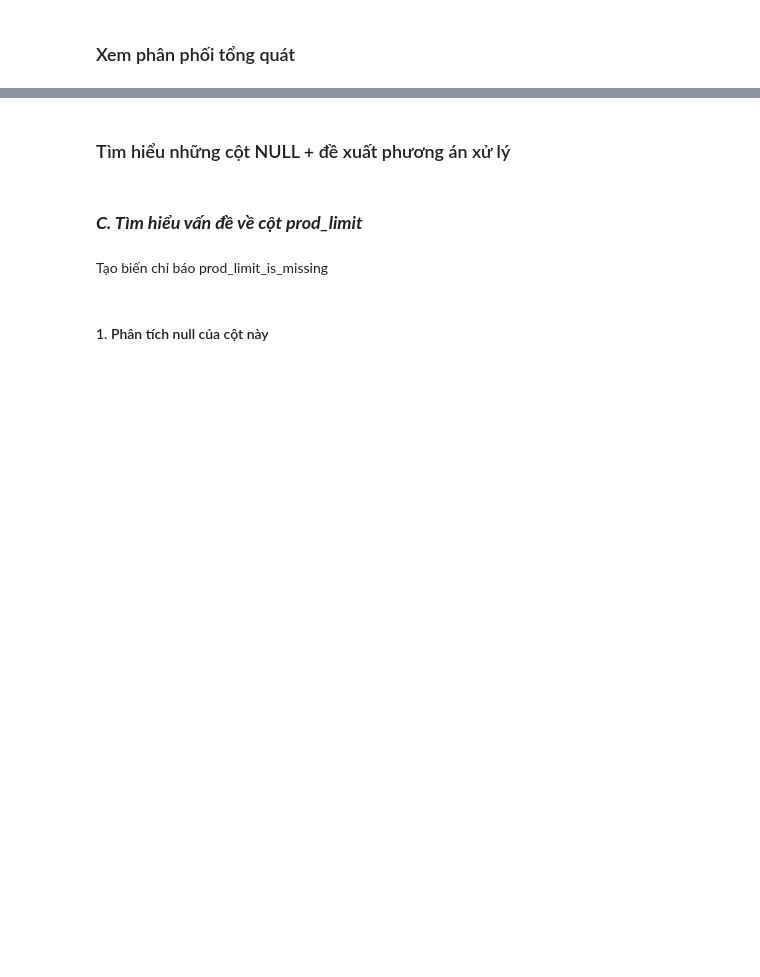
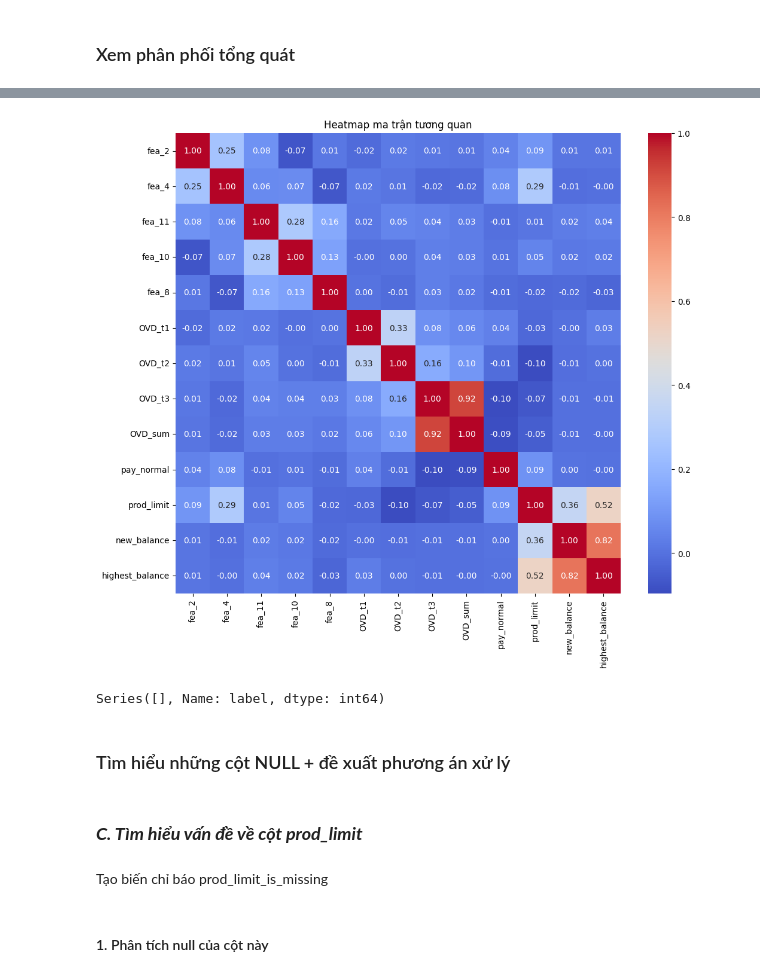
Before and after one commit to thethien8a/Machine-Learning-Project, a Jupyter notebook: Random Forest/decision_sp_2.ipynb, the cells around one changed output, grey strips where cells are left out. Saved outputs shown, nothing was run; the diff lists cells and outputs as text; code cells hidden in the pictures; blank space fills up the shorter version.

```diff
--- a/Random Forest/decision_sp_2.ipynb
+++ b/Random Forest/decision_sp_2.ipynb
@@ -140,25 +216,29 @@ plt.show()
 # %%
 # Xác định các cột số (bao gồm fea_8 và fea_10)
 numerical_cols = [
     'fea_2', 'fea_4', 'fea_11', 'fea_10', 'fea_8',
     'OVD_t1', 'OVD_t2', 'OVD_t3', 'OVD_sum', 'pay_normal',
     'prod_limit', 'new_balance', 'highest_balance'
 ]
 
 # Chọn chỉ các cột số từ DataFrame
-df_numerical = df_full[numerical_cols]
+df_numerical = train_df[numerical_cols]
 
 # Tính ma trận tương quan
 correlation_matrix = df_numerical.corr()
 
 # Vẽ heatmap của ma trận tương quan
 plt.figure(figsize=(12, 10))
 sns.heatmap(correlation_matrix, annot=True, cmap='coolwarm', fmt=".2f")
 plt.title('Heatmap ma trận tương quan')
 plt.show()
+# %% [output]
+[figure, added]
 # %%
 # Xem xem có id nào bị gán nhãn là cả 0 và 1 không
-df_full.groupby('id')["label"].nunique().pipe(lambda x: x[x > 1])
+train_df.groupby('id')["label"].nunique().pipe(lambda x: x[x > 1])
+# %% [output]
+Series([], Name: label, dtype: int64)
 # %% [markdown]
 ### Tìm hiểu những cột NULL + đề xuất phương án xử lý
 # %% [markdown]
```
Also changed, not shown: parts of 130 cells of this notebook.
